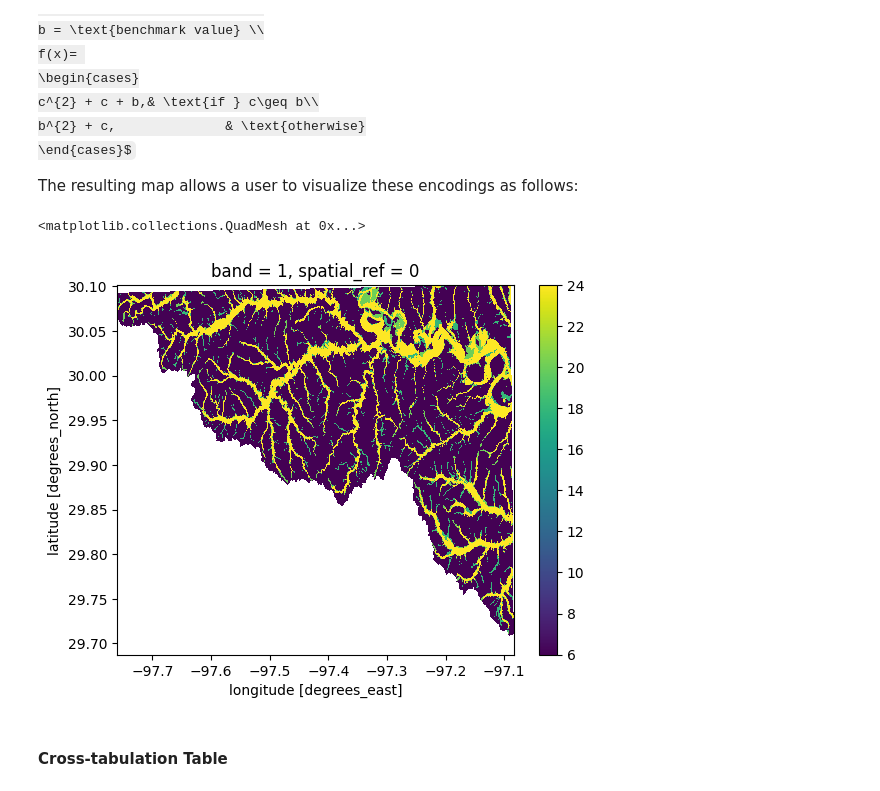
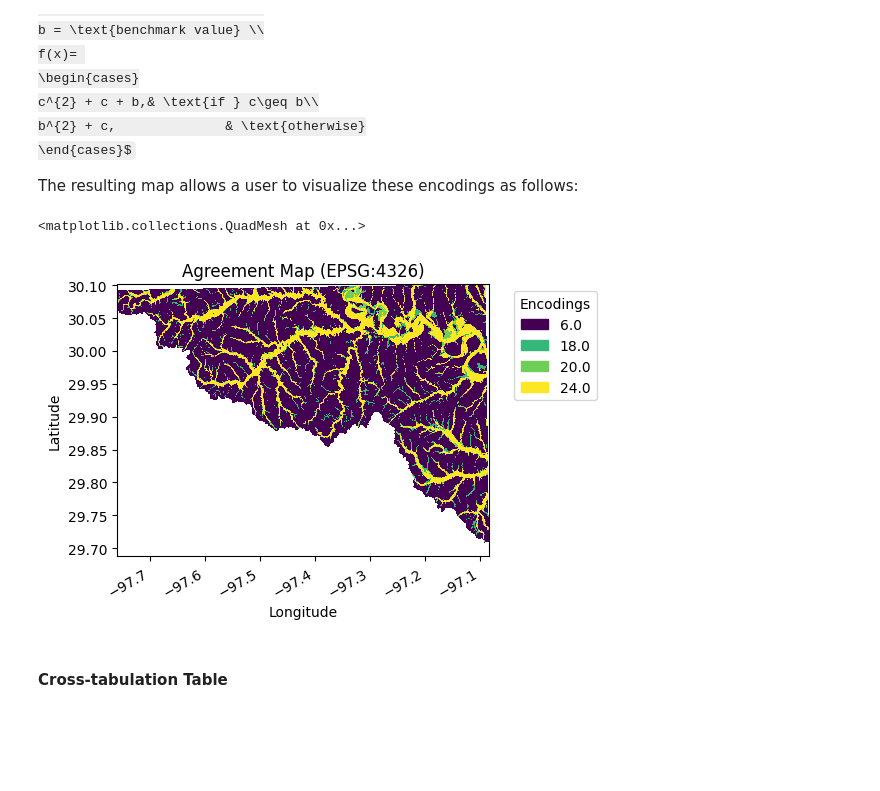
Before and after one commit to NOAA-OWP/gval, a Jupyter notebook: notebooks/Tutorial.ipynb, the cells around one changed output. Saved outputs shown, nothing was run; the diff lists cells and outputs as text; code cells hidden in the pictures; some formulas as TeX source; blank space fills up the shorter version.

```diff
--- a/notebooks/Tutorial.ipynb
+++ b/notebooks/Tutorial.ipynb
@@ -37,10 +39,10 @@ f(x)=
 
 The resulting map allows a user to visualize these encodings as follows:
 # %%
-agreement_map.plot()
+agreement_map.gval.cat_plot(title="Agreement Map")
 # %% [output]
 <matplotlib.collections.QuadMesh at 0x...>
-[figure, old version]
+[figure, new version]
 # %% [markdown]
 #### Cross-tabulation Table
 # %% [markdown]
```
Also changed, not shown: parts of 5 cells of this notebook, 1 other file.
